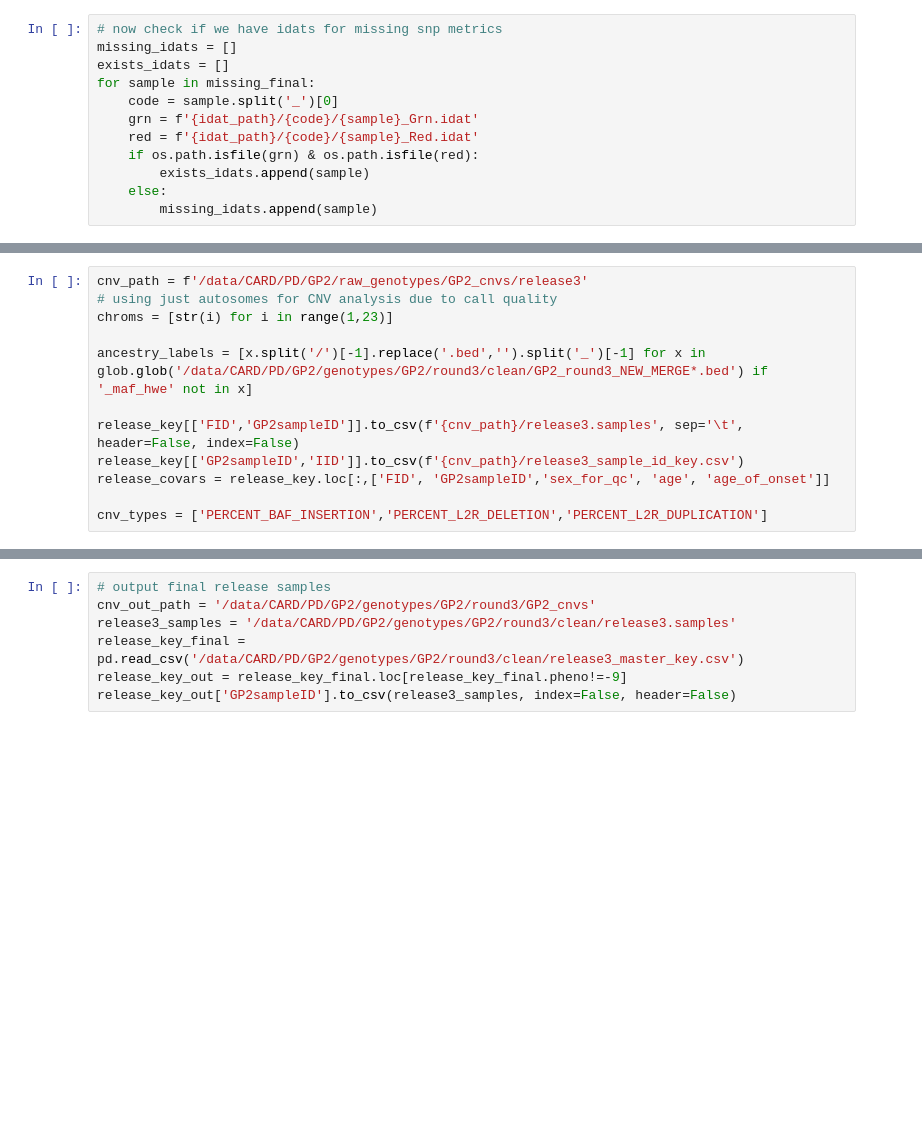
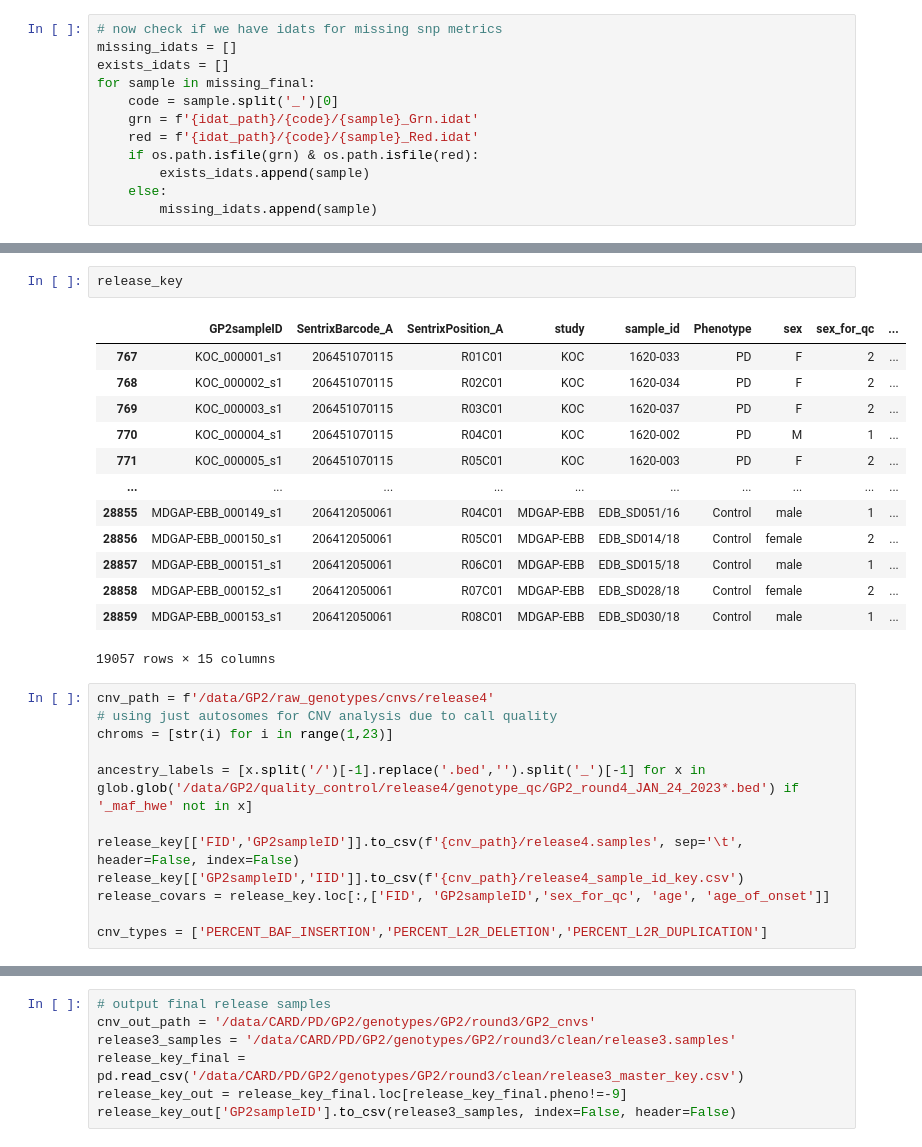
Before and after one commit to dvitale199/CNVs, a Jupyter notebook: GP2_CNVs.ipynb, the cells around one changed output, grey strips where cells are left out. Drawn from its saved outputs; the diff is of its cells as text; blank space fills up the shorter version.

```diff
--- a/GP2_CNVs.ipynb
+++ b/GP2_CNVs.ipynb
@@ -158,12 +137,28 @@ print(len(exists_idats))
+# %%
+release_key
+# %% [output]
+|  | GP2sampleID | SentrixBarcode_A | SentrixPosition_A | study | sample_id | Phenotype | sex | sex_for_qc | ... |
+| 767 | KOC_000001_s1 | 206451070115 | R01C01 | KOC | 1620-033 | PD | F | 2 | ... |
+| 768 | KOC_000002_s1 | 206451070115 | R02C01 | KOC | 1620-034 | PD | F | 2 | ... |
+| 769 | KOC_000003_s1 | 206451070115 | R03C01 | KOC | 1620-037 | PD | F | 2 | ... |
+| 770 | KOC_000004_s1 | 206451070115 | R04C01 | KOC | 1620-002 | PD | M | 1 | ... |
+| 771 | KOC_000005_s1 | 206451070115 | R05C01 | KOC | 1620-003 | PD | F | 2 | ... |
+| ... | ... | ... | ... | ... | ... | ... | ... | ... | ... |
+| 28855 | MDGAP-EBB_000149_s1 | 206412050061 | R04C01 | MDGAP-EBB | EDB_SD051/16 | Control | male | 1 | ... |
+| 28856 | MDGAP-EBB_000150_s1 | 206412050061 | R05C01 | MDGAP-EBB | EDB_SD014/18 | Control | female | 2 | ... |
+| 28857 | MDGAP-EBB_000151_s1 | 206412050061 | R06C01 | MDGAP-EBB | EDB_SD015/18 | Control | male | 1 | ... |
+| 28858 | MDGAP-EBB_000152_s1 | 206412050061 | R07C01 | MDGAP-EBB | EDB_SD028/18 | Control | female | 2 | ... |
+| 28859 | MDGAP-EBB_000153_s1 | 206412050061 | R08C01 | MDGAP-EBB | EDB_SD030/18 | Control | male | 1 | ... |
+19057 rows × 15 columns
 # %%
-cnv_path = f'/data/CARD/PD/GP2/raw_genotypes/GP2_cnvs/release3'
+cnv_path = f'/data/GP2/raw_genotypes/cnvs/release4'
 # using just autosomes for CNV analysis due to call quality
 chroms = [str(i) for i in range(1,23)]
 
-ancestry_labels = [x.split('/')[-1].replace('.bed','').split('_')[-1] for x in glob.glob('/data/CARD/PD/GP2/genotypes/GP2/round3/clean/GP2_round3_NEW_MERGE*.bed') if '_maf_hwe' not in x]
+ancestry_labels = [x.split('/')[-1].replace('.bed','').split('_')[-1] for x in glob.glob('/data/GP2/quality_control/release4/genotype_qc/GP2_round4_JAN_24_2023*.bed') if '_maf_hwe' not in x]
 
-release_key[['FID','GP2sampleID']].to_csv(f'{cnv_path}/release3.samples', sep='\t', header=False, index=False)
-release_key[['GP2sampleID','IID']].to_csv(f'{cnv_path}/release3_sample_id_key.csv')
+release_key[['FID','GP2sampleID']].to_csv(f'{cnv_path}/release4.samples', sep='\t', header=False, index=False)
+release_key[['GP2sampleID','IID']].to_csv(f'{cnv_path}/release4_sample_id_key.csv')
 release_covars = release_key.loc[:,['FID', 'GP2sampleID','sex_for_qc', 'age', 'age_of_onset']]
 
 cnv_types = ['PERCENT_BAF_INSERTION','PERCENT_L2R_DELETION','PERCENT_L2R_DUPLICATION']
```
Also changed, not shown: parts of 54 cells of this notebook, 2 other files.
